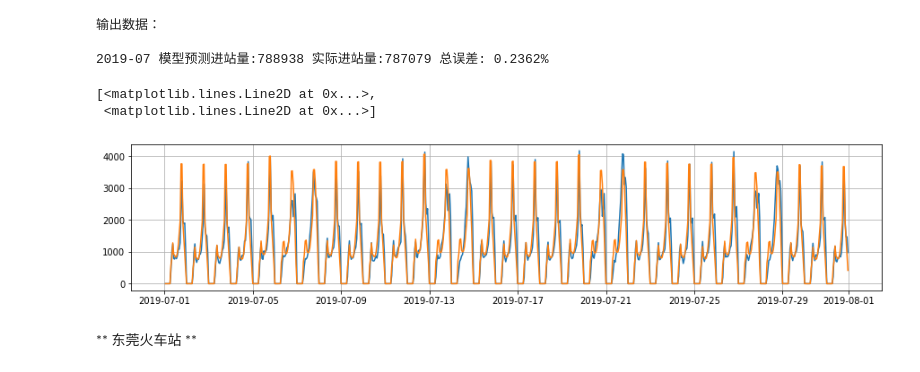
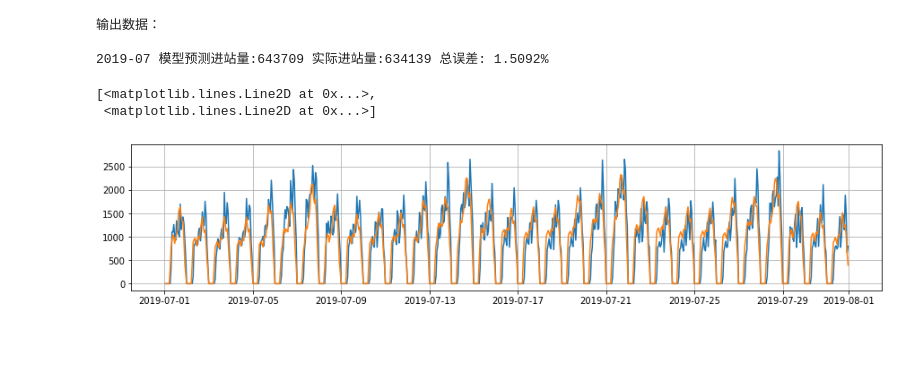
Before and after one commit to wuxinran2001/wuxinran2001.github.io, a Jupyter notebook: 东莞预测ts.ipynb, the cells around one changed output. Cells and saved outputs as stored; diff of their text form; code cells hidden in the pictures; blank space fills up the shorter version.

```diff
--- a/东莞预测ts.ipynb
+++ b/东莞预测ts.ipynb
@@ -37,6 +76,7 @@ m.plot_components(fcst)
 # %%
 import numpy as np
 import matplotlib.pyplot as plt
+import random
 
 fcst1 = fcst[["ds","yhat"]]
 fds = []
@@ -44,54 +84,42 @@ fyh = []
 for item in zip(fcst["ds"],fcst["yhat"]):
     v = item[1]
     if item[1] <= 0.0001: v = 0
-    if item[0].hour <= 6: v = 0
+    if item[0].hour <= 4: v = 0
+    if item[0].hour == 5: v = int(random.random()*5)
     fds.append(item[0])
     fyh.append(v)
 cols={"ds": fds,"yhat": fyh}
 fcst1 = pd.DataFrame(cols,columns=['ds', 'yhat'])
 print("输出数据：")
 
 plt.figure(figsize=(15, 3))
 plt.grid(True)
 
 df1 = df[df['ds'] > "2019-07-01 00:00:00"]
 df1 = df1[df1['ds'] < "2019-08-01 00:00:00"]
 df1 = df1["y"]
 
 pre = fcst1
 pre1 = pre[pre['ds'] > "2019-07-01 00:00:00"]
 pre1 = pre1[pre1['ds'] < "2019-08-01 00:00:00"]
 x = pre1['ds']
 
 pre1 = [ item for item in pre1["yhat"] ]
 
-b = zip(x,pre1)
-for i,item in enumerate(b):
-    if item[0].hour >= 9 and item[0].hour <=9 and item[0].weekday() < 5: pre1[i] *= 1.4
-    if item[0].hour >= 18 and item[0].hour <=19 and item[0].weekday() < 5: pre1[i] *= 1.7
-    if item[0].hour >= 9 and item[0].hour <=10 and item[0].weekday() >= 5: pre1[i] *= 1.3
-    if item[0].hour >= 18 and item[0].hour <=22 and item[0].weekday() >= 5: pre1[i] *= 1.5
-
 fcst2 = fcst1[fcst1['ds'] > "2019-12-31 23:00:00"]
-with open('hd_result.csv',"w") as f:
+fcst2 = fcst2[fcst2['ds'] < "2021-01-01 00:00:00"]
+with open('d0d_result.csv',"w") as f:
     for items in zip(fcst2["ds"], fcst2["yhat"]):
         k = items[0]
         v = items[1]
-        if item[0].hour >= 9 and item[0].hour <=9 and item[0].weekday() < 5: v *= 1.4
-        if item[0].hour >= 18 and item[0].hour <=19 and item[0].weekday() < 5: v *= 1.7
-        if item[0].hour >= 9 and item[0].hour <=10 and item[0].weekday() >= 5: v *= 1.3
-        if item[0].hour >= 18 and item[0].hour <=22 and item[0].weekday() >= 5: v *= 1.5
         f.write("%04d-%02d-%02d %02d:%02d:%02d,%d\n"%(k.year,k.month,k.day,k.hour,k.minute,k.second,int(v) if v - int(v) < 0.5 else int(v)+1))
-
 
 print("\n2019-07 模型预测进站量:%d 实际进站量:%d 总误差: %.4f%%"%(int(sum(pre1)),int(sum(df1)),(sum(pre1)-sum(df1))/sum(df1)*100.0))
 plt.plot(x,df1,x,pre1)
 # %% [output]
 输出数据：
 
-2019-07 模型预测进站量:788938 实际进站量:787079 总误差: 0.2362%
+2019-07 模型预测进站量:643709 实际进站量:634139 总误差: 1.5092%
 [<matplotlib.lines.Line2D at 0x...>,
  <matplotlib.lines.Line2D at 0x...>]
-[figure, old version]
+[figure, new version]
-# %% [markdown]
-** 东莞火车站 **
```
Also changed, not shown: parts of 7 cells of this notebook.
